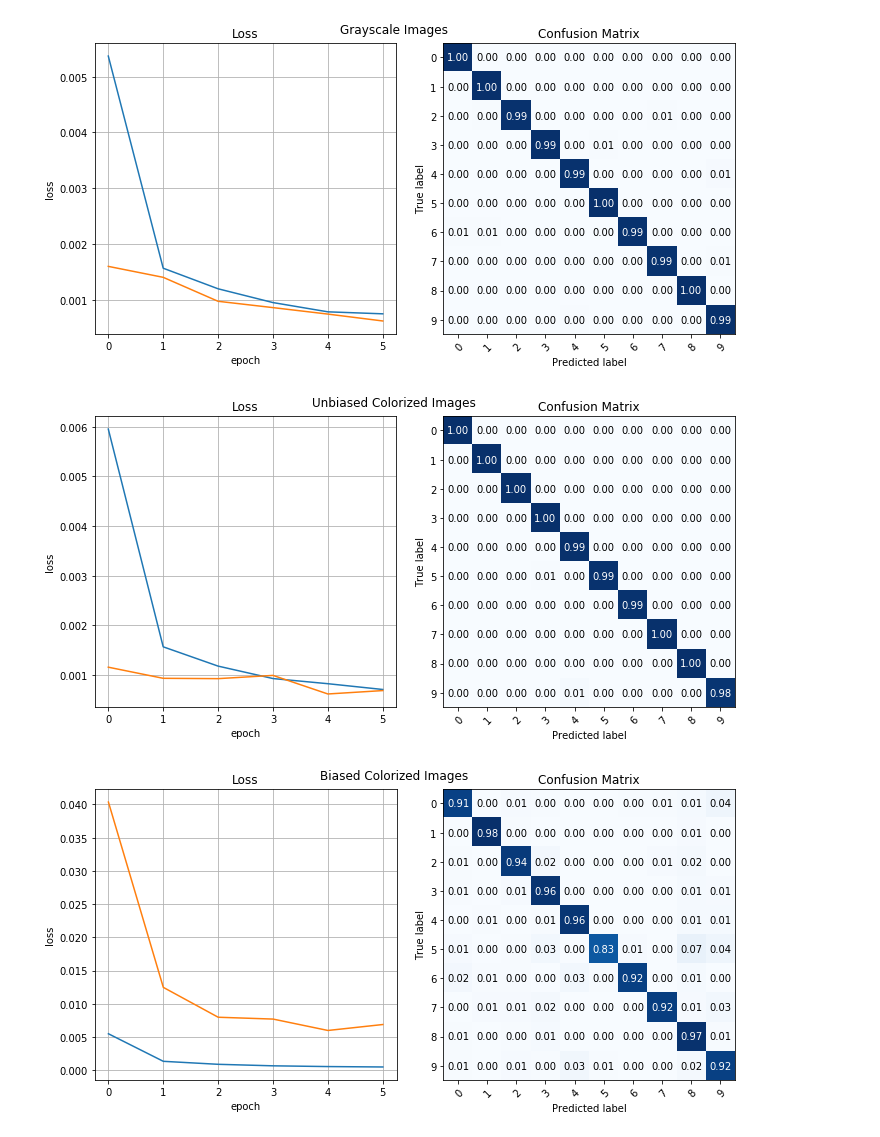
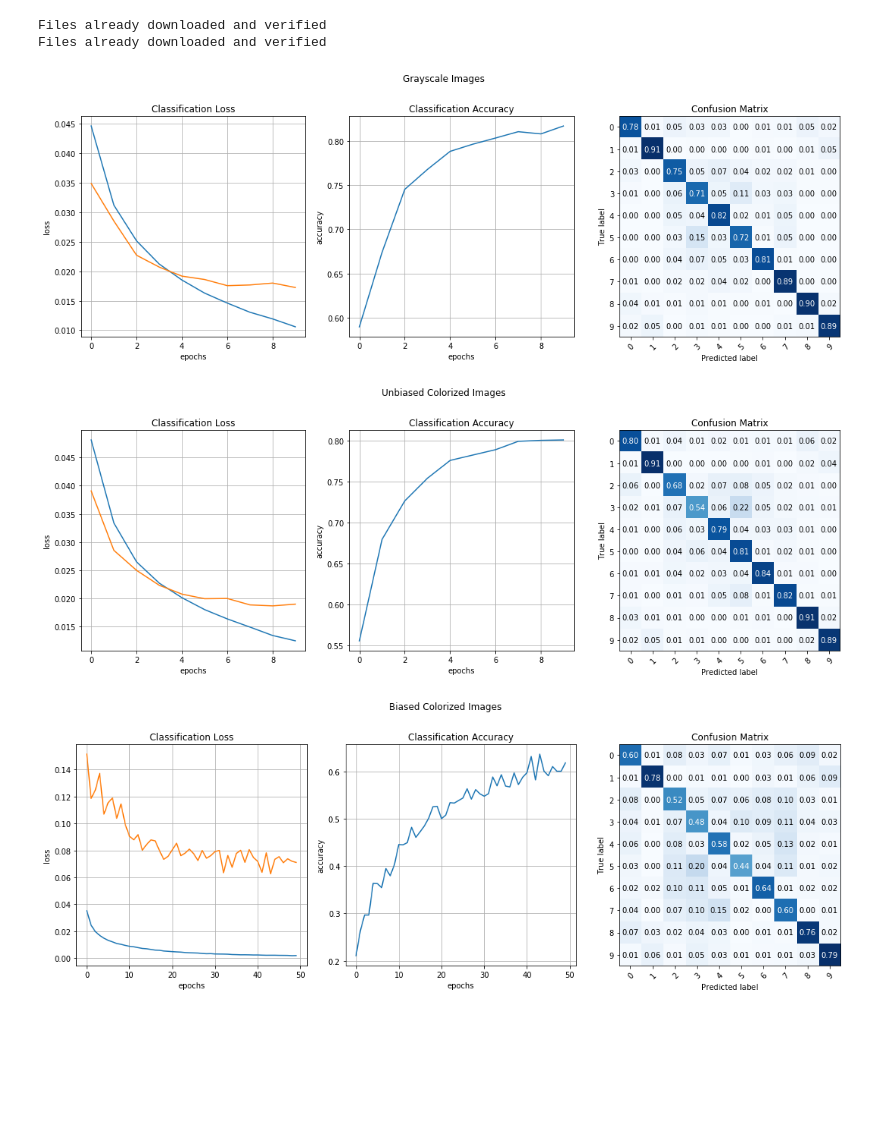
Before and after one commit to ajairaj/machine-learning, a Jupyter notebook: Learning Not To Learn/Resnet on Colored MNIST.ipynb, the cells around one changed output. Cells and saved outputs as stored; diff of their text form; code cells hidden in the pictures; blank space fills up the shorter version.

```diff
--- a/Learning Not To Learn/Resnet on Colored MNIST.ipynb
+++ b/Learning Not To Learn/Resnet on Colored MNIST.ipynb
@@ -14,13 +14,14 @@ from torchvision.models.resnet import ResNet, BasicBlock
 import torchvision.datasets as datasets
 from torch.utils.data import DataLoader
 # %%
-def plot_loss(ax, tr_loss, te_loss):
-    ax.plot(tr_loss)
-    ax.plot(te_loss)
-    ax.set_title('Loss')
-    ax.set_xlabel('epoch')
-    ax.set_ylabel('loss')
+def plot_lines(ax, lines, title, xlabel, ylabel):
+    for i in range(lines.shape[1]):
+        ax.plot(lines[:,i])
+    ax.set_title(title)
+    ax.set_xlabel(xlabel)
+    ax.set_ylabel(ylabel)
     ax.grid()
+
 
 def plot_confusion_matrix(ax, y_true, y_pred, classes, normalize=False, title=None, cmap=plt.cm.Blues):
     """
@@ -81,7 +82,8 @@ def apply_color(images, labels, biased=False):
     if biased:
         # assign a random probability to each color, for each class
         # each class has a predilection to one color, with a smaller probability of assuming others
-        bias = np.eye(10) + np.random.randint(0,3,(10,10)) / 300
+        # bias = np.eye(10) + np.random.randint(0,10,(10,10)) / 1000
+        bias = np.eye(10) + 0.5 * np.roll(np.eye(10), 1, axis=0) + 0.5 * np.roll(np.eye(10), -1, axis=0) + 0.001
     else:
         # for test samples each color should be equally likely
         bias = np.ones((10,10))
@@ -90,13 +92,13 @@ def apply_color(images, labels, biased=False):
     bias = bias / bias.sum(axis=1,keepdims=1)
 
     color_labels = np.zeros(labels.shape, dtype = np.int64)
-    i = 0
+    k = 0
     for im, lb in zip(images, labels):
         # get the color probabilities for this class
         color_probs = bias[lb]
         color_index = np.random.choice(np.arange(10), p=color_probs)
-        color_labels[i] = color_index
-        i = i + 1
+        color_labels[k] = color_index
+        k = k + 1
         color = colors[color_index]
 
         for i in range(3):
@@ -224,44 +226,50 @@ transform = tvt.Compose([
     # convert from PIL to tensor
     tvt.ToTensor(),
     # convert from gray to rgb
-    tvt.Lambda(lambda x: x.repeat(3, 1, 1) )
+    # tvt.Lambda(lambda x: x.repeat(3, 1, 1) )
 ])
-mnist = datasets.MNIST(root='E:/data/datasets/mnist', train=True, download=True, transform=transform)
+mnist = datasets.CIFAR10(root='E:/data/datasets/cifar10', train=True, download=True, transform=transform)
 tr_loader = DataLoader(mnist, batch_size=32, shuffle=True)
-mnist = datasets.MNIST(root='E:/data/datasets/mnist', train=False, download=True, transform=transform)
+mnist = datasets.CIFAR10(root='E:/data/datasets/cifar10', train=False, download=True, transform=transform)
 te_loader = DataLoader(mnist, batch_size=32, shuffle=False)
+# %% [output]
+Files already downloaded and verified
+Files already downloaded and verified
 # %%
 dc = DigitClassifier()
 
-epochs = 6
+epochs = 10
 loss_plot = np.zeros((epochs, 2))
-
+acc_plot = np.zeros((epochs, 1))
 for e in range(epochs):
     tr_loss = dc.train_on_batch(tr_loader, None)
     output, te_loss = dc.run_on_batch(te_loader, None)
 
     loss_plot[e,0] = tr_loss
     loss_plot[e,1] = te_loss
 
     pred = np.argmax(output, axis=1)
     labels = np.array(te_loader.dataset.test_labels)
     gray_accuracy = sum(pred == labels) / len(pred)
+    acc_plot[e] = gray_accuracy
 
     clear_output()
-    fig, axes = plt.subplots(1, 2, num=1, figsize=(10,5))
-    fig.suptitle('Grayscale Images')
-    plot_loss(axes[0], loss_plot[:,0], loss_plot[:,1])
-    plot_confusion_matrix(axes[1], labels, pred, np.arange(10), normalize=True, title='Confusion Matrix')
+    fig, axes = plt.subplots(1, 3, num=1, figsize=(15,5))
+    fig.suptitle('Grayscale Images', y=1.08)
+    plot_lines(axes[0], loss_plot, 'Classification Loss', 'epochs', 'loss')
+    plot_lines(axes[1], acc_plot, 'Classification Accuracy', 'epochs', 'accuracy')
+    plot_confusion_matrix(axes[2], labels, pred, np.arange(10), normalize=True, title='Confusion Matrix')
 
     plt.pause(0.05)
     plt.show()
 # %% [output]
-[figure, old version]
+[figure, new version]
 # %%
 dc = DigitClassifier()
 
-epochs = 6
+epochs = 10
 loss_plot = np.zeros((epochs, 2))
+acc_plot = np.zeros((epochs, 1))
 
 for e in range(epochs):
     tr_loss = dc.train_on_batch(tr_loader, 'unbiased')
@@ -273,22 +281,25 @@ for e in range(epochs):
     pred = np.argmax(output, axis=1)
     labels = np.array(te_loader.dataset.test_labels)
     unbiased_accuracy = sum(pred == labels) / len(pred)
+    acc_plot[e] = unbiased_accuracy
 
     clear_output()
-    fig, axes = plt.subplots(1, 2, num=1, figsize=(10,5))
-    fig.suptitle('Unbiased Colorized Images')
-    plot_loss(axes[0], loss_plot[:,0], loss_plot[:,1])
-    plot_confusion_matrix(axes[1], labels, pred, np.arange(10), normalize=True, title='Confusion Matrix')
+    fig, axes = plt.subplots(1, 3, num=1, figsize=(15,5))
+    fig.suptitle('Unbiased Colorized Images', y=1.08)
+    plot_lines(axes[0], loss_plot, 'Classification Loss', 'epochs', 'loss')
+    plot_lines(axes[1], acc_plot, 'Classification Accuracy', 'epochs', 'accuracy')
+    plot_confusion_matrix(axes[2], labels, pred, np.arange(10), normalize=True, title='Confusion Matrix')
 
     plt.pause(0.05)
     plt.show()
 # %% [output]
-[figure, old version]
+[figure, new version]
 # %%
 dc = DigitClassifier()
 
-epochs = 6
+epochs = 50
 loss_plot = np.zeros((epochs, 2))
+acc_plot = np.zeros((epochs, 1))
 
 for e in range(epochs):
     tr_loss = dc.train_on_batch(tr_loader, 'biased')
@@ -300,17 +311,19 @@ for e in range(epochs):
     pred = np.argmax(output, axis=1)
     labels = np.array(te_loader.dataset.test_labels)
     biased_accuracy = sum(pred == labels) / len(pred)
+    acc_plot[e] = biased_accuracy
 
     clear_output()
-    fig, axes = plt.subplots(1, 2, num=1, figsize=(10,5))
-    fig.suptitle('Biased Colorized Images')
-    plot_loss(axes[0], loss_plot[:,0], loss_plot[:,1])
-    plot_confusion_matrix(axes[1], labels, pred, np.arange(10), normalize=True, title='Confusion Matrix')
+    fig, axes = plt.subplots(1, 3, num=1, figsize=(15,5))
+    fig.suptitle('Biased Colorized Images', y=1.08)
+    plot_lines(axes[0], loss_plot, 'Classification Loss', 'epochs', 'loss')
+    plot_lines(axes[1], acc_plot, 'Classification Accuracy', 'epochs', 'accuracy')
+    plot_confusion_matrix(axes[2], labels, pred, np.arange(10), normalize=True, title='Confusion Matrix')
 
     plt.pause(0.05)
     plt.show()
 # %% [output]
-[figure, old version]
+[figure, new version]
 # %%
 categories = ('gray', 'unbiased', 'biased')
 accuracy = (gray_accuracy, unbiased_accuracy, biased_accuracy)
```
Also changed, not shown: parts of 4 cells of this notebook, 1 other file.
